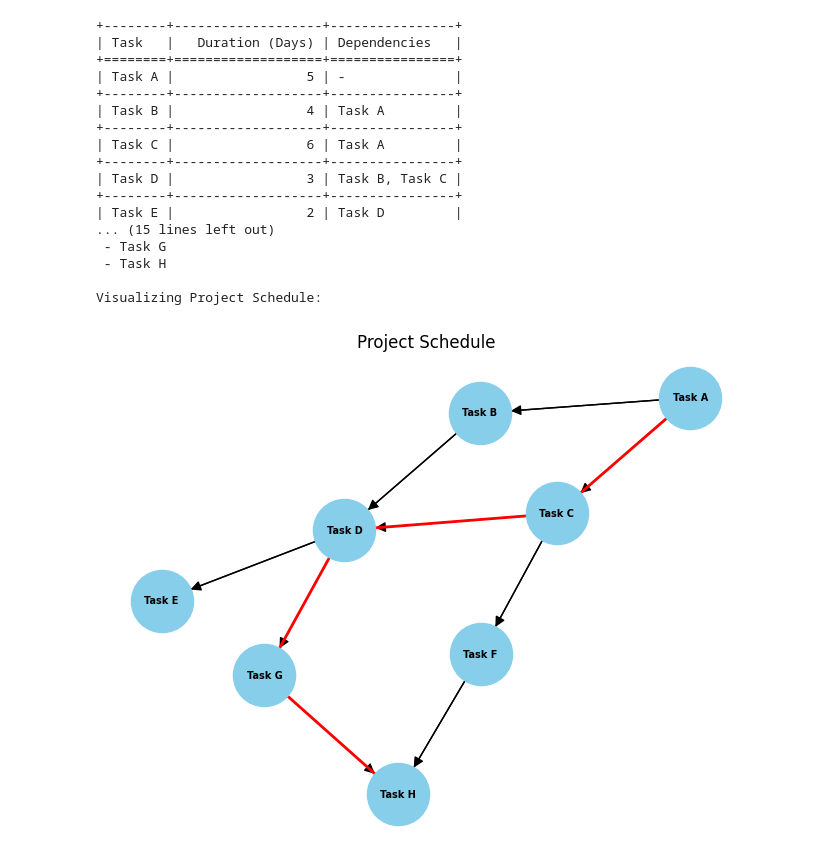
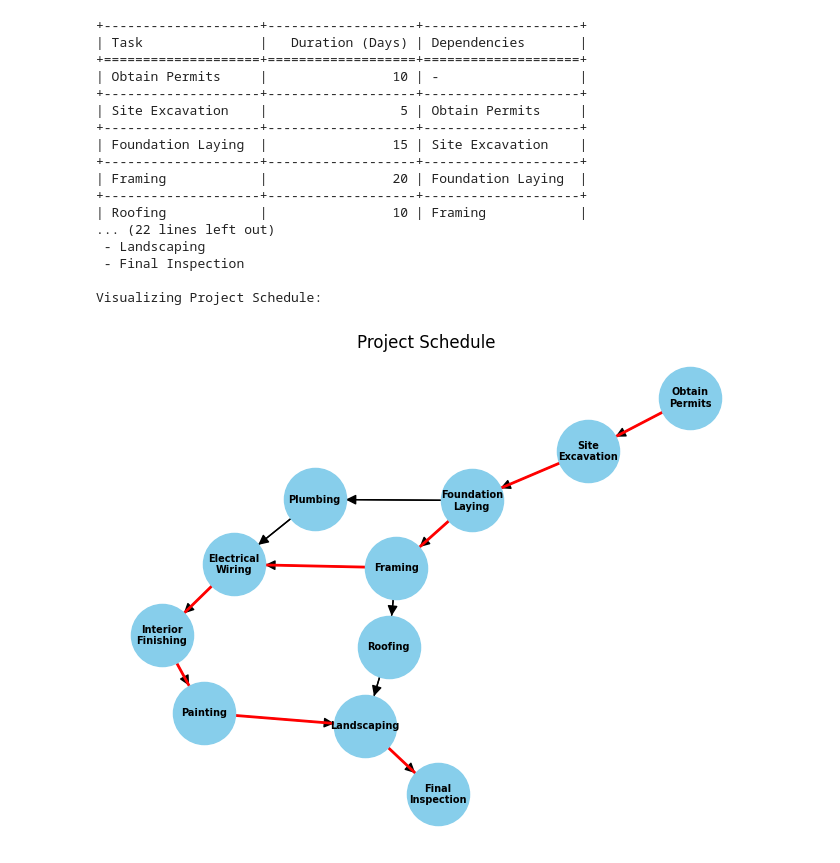
Before and after one commit to vanshj22/Critical-Path-Method, a Jupyter notebook: test.ipynb, the cells around one changed output. Drawn from its saved outputs; the diff is of its cells as text; code cells hidden in the pictures.

```diff
--- a/test.ipynb
+++ b/test.ipynb
@@ -9,15 +9,28 @@ import textwrap
 def create_project_schedule():
     # Define modest tasks, durations, and dependencies
     tasks = {
-        "Task A": {"duration": 5, "dependencies": []},
-        "Task B": {"duration": 4, "dependencies": ["Task A"]},
-        "Task C": {"duration": 6, "dependencies": ["Task A"]},
-        "Task D": {"duration": 3, "dependencies": ["Task B", "Task C"]},
-        "Task E": {"duration": 2, "dependencies": ["Task D"]},
-        "Task F": {"duration": 5, "dependencies": ["Task C"]},
-        "Task G": {"duration": 3, "dependencies": ["Task D"]},
-        "Task H": {"duration": 4, "dependencies": ["Task F", "Task G"]}
+        "Obtain Permits": {"duration": 10, "dependencies": []},
+        "Site Excavation": {"duration": 5, "dependencies": ["Obtain Permits"]},
+        "Foundation Laying": {"duration": 15, "dependencies": ["Site Excavation"]},
+        "Framing": {"duration": 20, "dependencies": ["Foundation Laying"]},
+        "Roofing": {"duration": 10, "dependencies": ["Framing"]},
+        "Plumbing": {"duration": 15, "dependencies": ["Foundation Laying"]},
+        "Electrical Wiring": {"duration": 15, "dependencies": ["Framing", "Plumbing"]},
+        "Interior Finishing": {"duration": 20, "dependencies": ["Electrical Wiring"]},
+        "Painting": {"duration": 10, "dependencies": ["Interior Finishing"]},
+        "Landscaping": {"duration": 15, "dependencies": ["Roofing", "Painting"]},
+        "Final Inspection": {"duration": 0, "dependencies": ["Landscaping"]}
     }
+    # tasks = {
+    #     "Task A": {"duration": 5, "dependencies": []},
+    #     "Task B": {"duration": 4, "dependencies": ["Task A"]},
+    #     "Task C": {"duration": 6, "dependencies": ["Task A"]},
+    #     "Task D": {"duration": 3, "dependencies": ["Task B", "Task C"]},
+    #     "Task E": {"duration": 2, "dependencies": ["Task D"]},
+    #     "Task F": {"duration": 5, "dependencies": ["Task C"]},
+    #     "Task G": {"duration": 3, "dependencies": ["Task D"]},
+    #     "Task H": {"duration": 4, "dependencies": ["Task F", "Task G"]}
+    # }
 
     return tasks
 
@@ -72,47 +85,47 @@ def visualize_project_schedule(tasks, critical_path):
 
     plt.title("Project Schedule")
     plt.show()
 
 
 def main():
     tasks = create_project_schedule()
     all_tasks = list(tasks.keys())
     critical_path = calculate_critical_path(tasks)
 
     # Print task data in tabular format
     headers = ["Task", "Duration (Days)", "Dependencies"]
     task_data = []
 
     for task, data in tasks.items():
         task_data.append([task, data["duration"], ", ".join(data["dependencies"]) if data["dependencies"] else "-"])
 
     print(tabulate(task_data, headers=headers, tablefmt="grid"))
 
     print("\nCritical Path:")
-    for task in all_tasks:
+    for task in critical_path:
         print(f" - {task}")
 
     print("\nVisualizing Project Schedule:")
     visualize_project_schedule(tasks, critical_path)
 
 if __name__ == "__main__":
     main()
 # %% [output]
-+--------+-------------------+----------------+
-| Task   |   Duration (Days) | Dependencies   |
-+========+===================+================+
-| Task A |                 5 | -              |
-+--------+-------------------+----------------+
-| Task B |                 4 | Task A         |
-+--------+-------------------+----------------+
-| Task C |                 6 | Task A         |
-+--------+-------------------+----------------+
-| Task D |                 3 | Task B, Task C |
-+--------+-------------------+----------------+
-| Task E |                 2 | Task D         |
-... (15 lines left out)
- - Task G
- - Task H
++--------------------+-------------------+--------------------+
+| Task               |   Duration (Days) | Dependencies       |
++====================+===================+====================+
+| Obtain Permits     |                10 | -                  |
++--------------------+-------------------+--------------------+
+| Site Excavation    |                 5 | Obtain Permits     |
++--------------------+-------------------+--------------------+
+| Foundation Laying  |                15 | Site Excavation    |
++--------------------+-------------------+--------------------+
+| Framing            |                20 | Foundation Laying  |
++--------------------+-------------------+--------------------+
+| Roofing            |                10 | Framing            |
+... (22 lines left out)
+ - Landscaping
+ - Final Inspection
 
 Visualizing Project Schedule:
-[figure, old version]
+[figure, new version]
```
Also changed, not shown: 3 other files.
